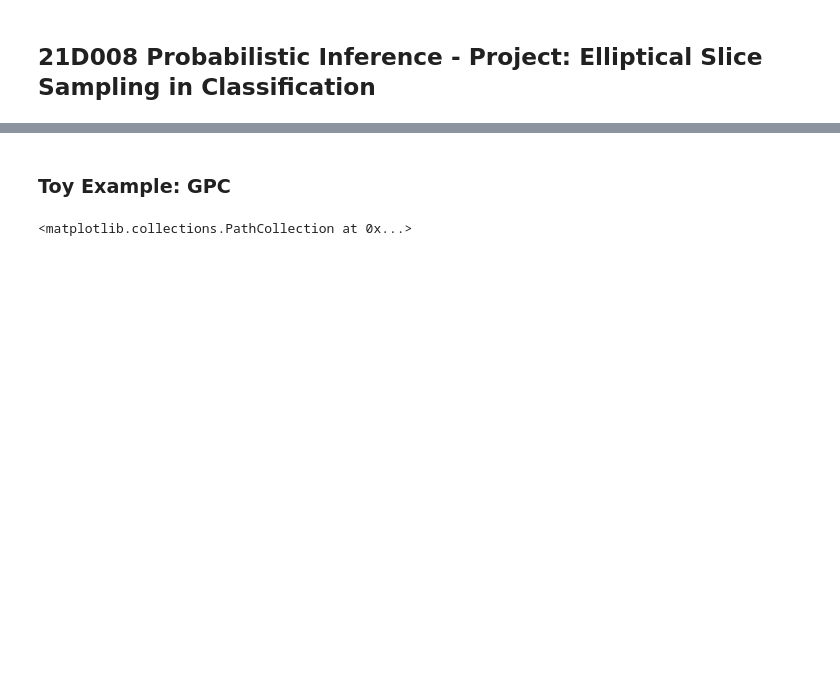
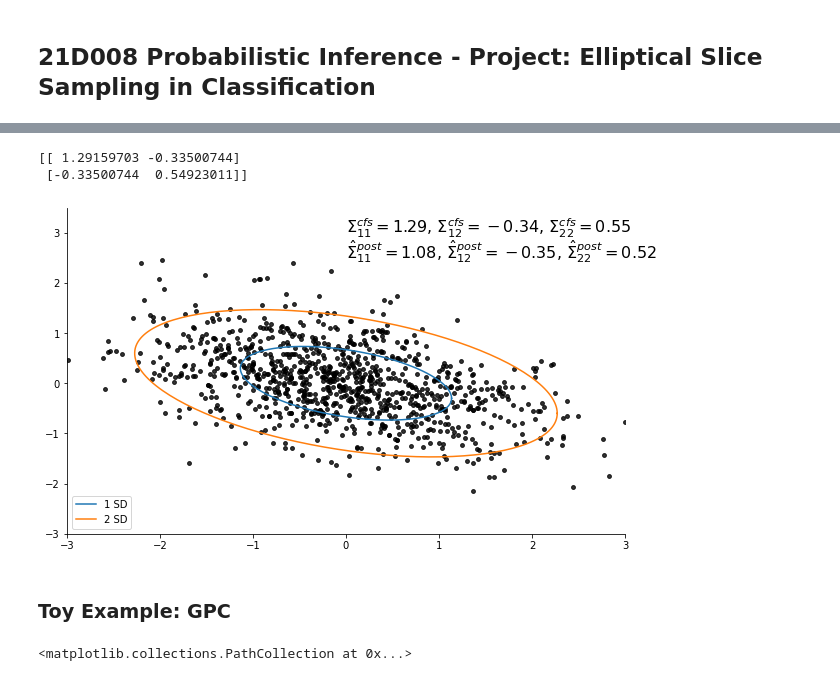
Before and after one commit to clinton0313/GP-Classification-Project, a Jupyter notebook: report.ipynb, the cells around one changed output, grey strips where cells are left out. Drawn from its saved outputs; the diff is of its cells as text; code cells hidden in the pictures; blank space fills up the shorter version.

```diff
--- a/report.ipynb
+++ b/report.ipynb
@@ -65,3 +63,33 @@ while True:
+# %%
+ess = EllipticalSampler(prior_μ=prior_μ, prior_Σ=prior_Σ, ll=loglik)
+draws = ess.sample(num_samples=10000, num_burnin=1000, verbose=2)
+# %%
+post_Σ = prior_Σ @ scipy.linalg.inv(2*prior_Σ) @ prior_Σ
+
+# Posterior using analytical solution
+print(post_Σ)
+
+# Posterior Covariance from the Elliptical Slice Sampler
+np.cov(draws.T)
+
+# Demean posterior observations
+plot_draws = np.subtract(draws, np.mean(draws.T, axis=1))
+
+# Draw topography for the analytical standard deviation
+basespace = np.linspace(0,2*np.pi, 200)
+points = np.array([np.cos(basespace),np.sin(basespace)])
+sd_ellipse = np.linalg.cholesky(np.cov(draws.T)) @ points
+sd2_ellipse = 2 * np.linalg.cholesky(np.cov(draws.T)) @ points
+# %% [output]
+[[ 1.29159703 -0.33500744]
+ [-0.33500744  0.54923011]]
+# %%
+for i in range(20):
+    data = plot_draws[:(i+1)*50]
+    plot_live(data, prior_Σ, sd_ellipse, sd2_ellipse)
+    time.sleep(1)
+# %% [output]
+[figure, added]
 # %% [markdown]
 ### Toy Example: GPC
 # %%
```
Also changed, not shown: parts of 8 cells of this notebook, 1 other file.
